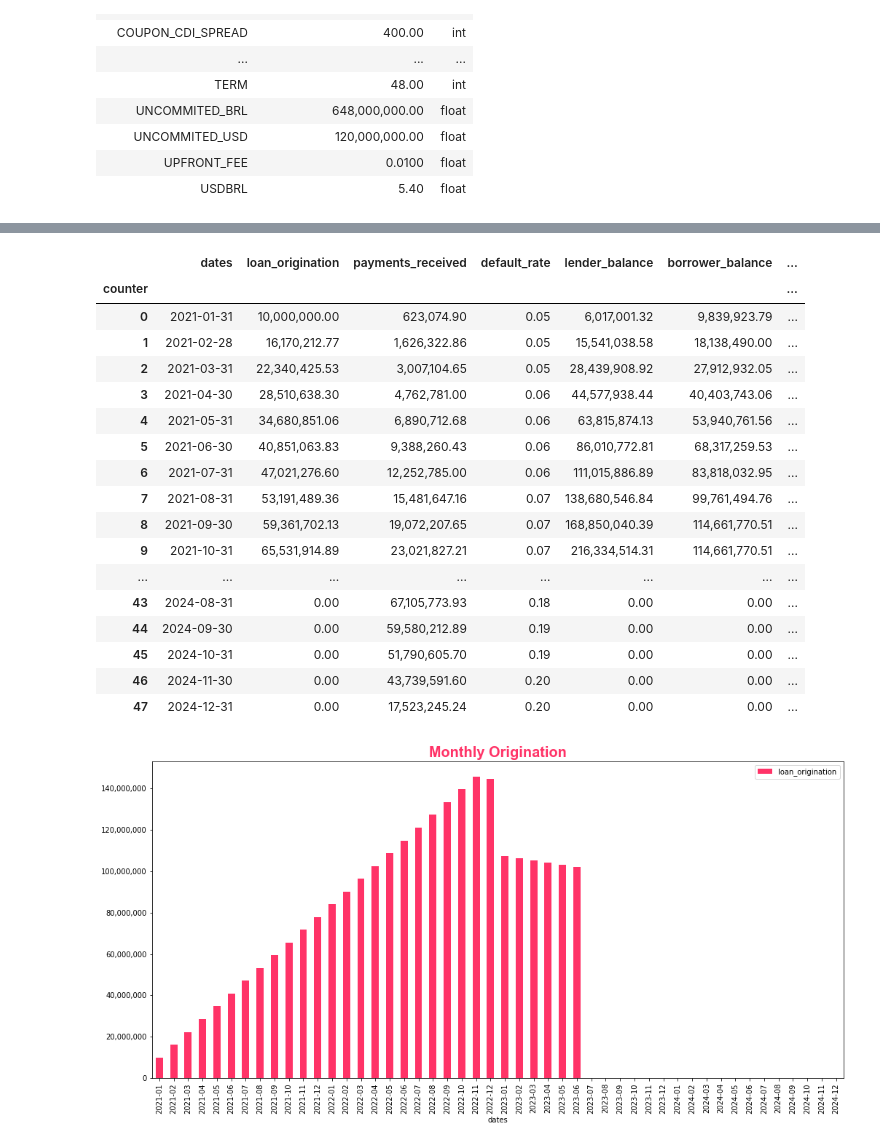
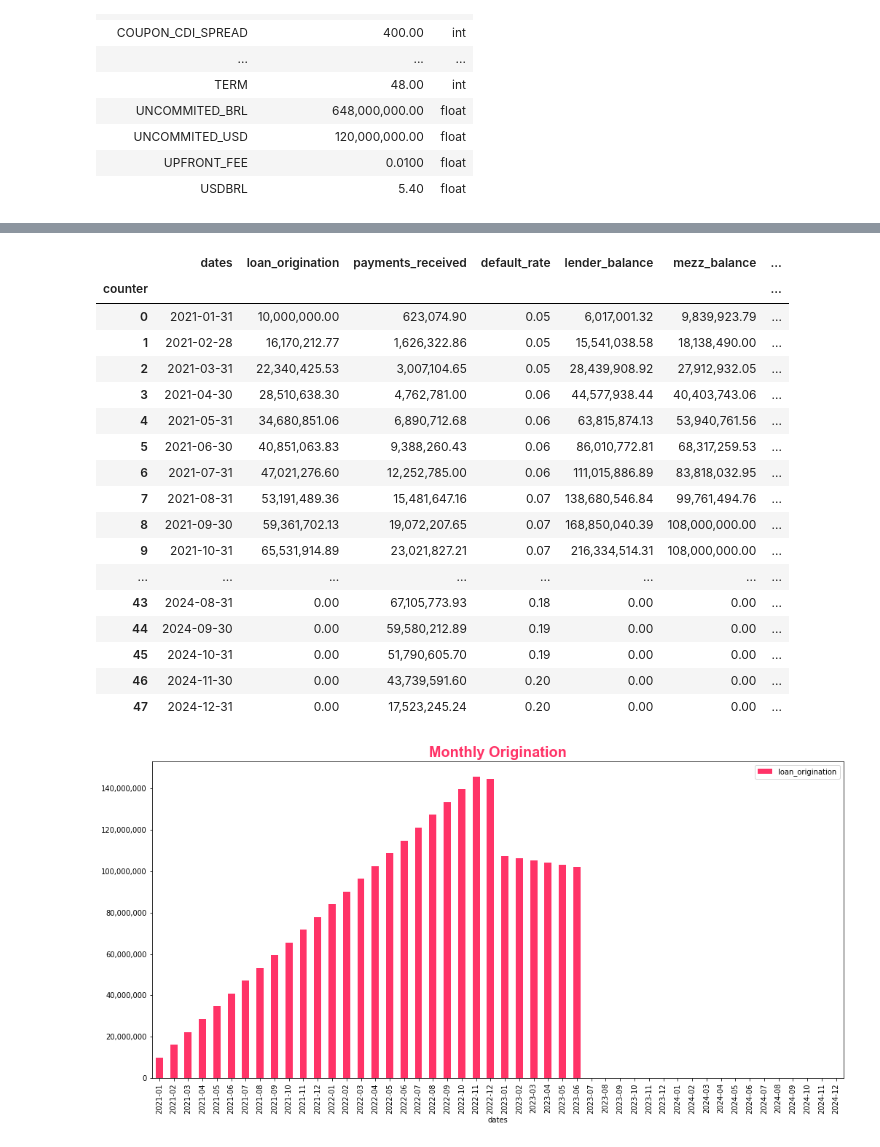
Before and after one commit to Thethirtyone/warehouse, a Jupyter notebook: warehouse_facility.ipynb, the cells around one changed output, grey strips where cells are left out. Drawn from its saved outputs; the diff is of its cells as text; code cells hidden in the pictures.

```diff
--- a/warehouse_facility.ipynb
+++ b/warehouse_facility.ipynb
@@ -61,6 +61,11 @@ MIN_ROUND_SIZE = 25e6
 PRE_MONEY_VAL = 200e6
 LEAD_WARRANTS = 0.01
 
+# Mezzanine indicative Terms
+MEZZ_SIZE_USD = 20e6
+MEZZ_SIZE = MEZZ_SIZE_USD * USDBRL
+MEZZ_SPREAD_CDI = 1000
+
 # Simulation Variables
 # Origination Volumes per month (at start and end dates - linear growth assumed)
 # Note that end date is the FINAL date of the facility, not the end of revolving period
@@ -422,14 +471,14 @@ plt.show()
 # %%
 # Show df
-cols = ['dates', 'loan_origination', 'payments_received', 'default_rate','lender_balance', 'borrower_balance', 'cash_balance', 'margin_call', 'loan_book', 'interest_paid', 'upfrontfee_paid', 'nonuse_fee', 'current_ar', 'servicing_fee']
+cols = ['dates', 'loan_origination', 'payments_received', 'default_rate','lender_balance', 'mezz_balance', 'borrower_balance', 'cash_balance', 'margin_call', 'loan_book', 'interest_paid', 'mezz_accrued_interest', 'upfrontfee_paid', 'nonuse_fee', 'current_ar', 'servicing_fee']
 pd.options.display.float_format = '{:,.2f}'.format
 df_f = df[cols]
 df_f['serv_fee_cum'] = df_f['servicing_fee'].cumsum()
 df_f['max_serv_fee'] = 0.02 * df_f['loan_book']
 df_f['serv_fee_difference'] = df_f['max_serv_fee'] - df_f['serv_fee_cum']
 df_f
 # %% [output]
-|  | dates | loan_origination | payments_received | default_rate | lender_balance | borrower_balance | ... |
+|  | dates | loan_origination | payments_received | default_rate | lender_balance | mezz_balance | ... |
 | counter |  |  |  |  |  |  | ... |
 | 0 | 2021-01-31 | 10,000,000.00 | 623,074.90 | 0.05 | 6,017,001.32 | 9,839,923.79 | ... |
 | 1 | 2021-02-28 | 16,170,212.77 | 1,626,322.86 | 0.05 | 15,541,038.58 | 18,138,490.00 | ... |
@@ -439,8 +488,8 @@ df_f
 | 5 | 2021-06-30 | 40,851,063.83 | 9,388,260.43 | 0.06 | 86,010,772.81 | 68,317,259.53 | ... |
 | 6 | 2021-07-31 | 47,021,276.60 | 12,252,785.00 | 0.06 | 111,015,886.89 | 83,818,032.95 | ... |
 | 7 | 2021-08-31 | 53,191,489.36 | 15,481,647.16 | 0.07 | 138,680,546.84 | 99,761,494.76 | ... |
-| 8 | 2021-09-30 | 59,361,702.13 | 19,072,207.65 | 0.07 | 168,850,040.39 | 114,661,770.51 | ... |
-| 9 | 2021-10-31 | 65,531,914.89 | 23,021,827.21 | 0.07 | 216,334,514.31 | 114,661,770.51 | ... |
+| 8 | 2021-09-30 | 59,361,702.13 | 19,072,207.65 | 0.07 | 168,850,040.39 | 108,000,000.00 | ... |
+| 9 | 2021-10-31 | 65,531,914.89 | 23,021,827.21 | 0.07 | 216,334,514.31 | 108,000,000.00 | ... |
 | ... | ... | ... | ... | ... | ... | ... | ... |
 | 43 | 2024-08-31 | 0.00 | 67,105,773.93 | 0.18 | 0.00 | 0.00 | ... |
 | 44 | 2024-09-30 | 0.00 | 59,580,212.89 | 0.19 | 0.00 | 0.00 | ... |
```
Also changed, not shown: parts of 6 cells of this notebook, 3 other files.
